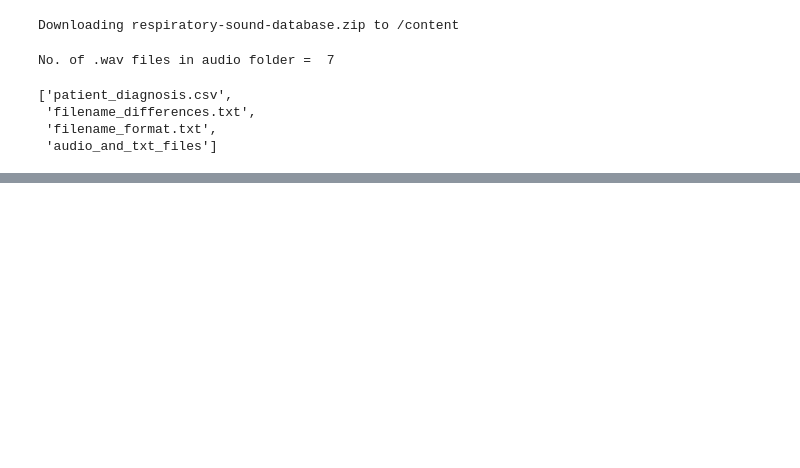
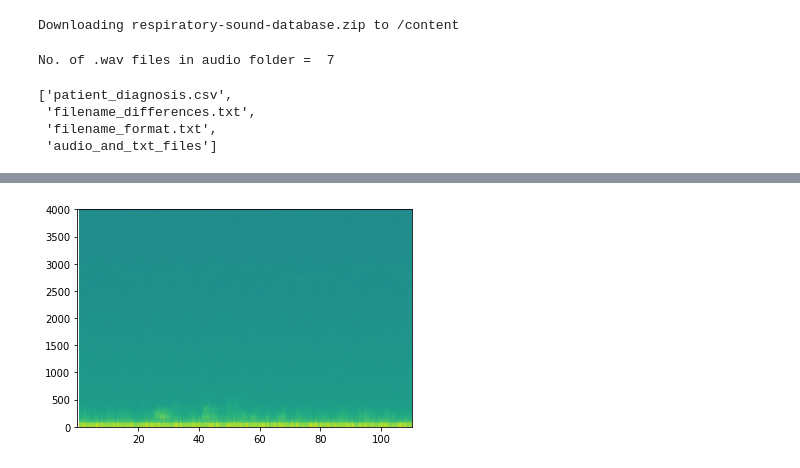
Before and after one commit to tibayo1/DL-Lung-Sounds, a Jupyter notebook: Lung_Sounds_Detection.ipynb, the cells around one changed output, grey strips where cells are left out. Saved outputs shown, nothing was run; the diff lists cells and outputs as text; code cells hidden in the pictures; blank space fills up the shorter version.

```diff
--- a/Lung_Sounds_Detection.ipynb
+++ b/Lung_Sounds_Detection.ipynb
@@ -50,0 +76,33 @@ os.listdir("/content/respiratory_sound_database/Respiratory_Sound_Database")
+# %%
+import soundfile as sf
+
+# Define helper functions
+
+# Load a .wav file.
+# These are 24 bit files. The PySoundFile library is able to read 24 bit files.
+# https://pysoundfile.readthedocs.io/en/0.9.0/
+
+def get_wav_info(wav_file):
+    data, rate = sf.read(wav_file)
+    return data, rate
+
+# source: Andrew Ng Deep Learning Specialization, Course 5
+def graph_spectrogram(wav_file):
+    data, rate = get_wav_info(wav_file)
+    nfft = 200 # Length of each window segment
+    fs = 8000 # Sampling frequencies
+    noverlap = 120 # Overlap between windows
+    nchannels = data.ndim
+    if nchannels == 1:
+        pxx, freqs, bins, im = plt.specgram(data, nfft, fs, noverlap = noverlap)
+    elif nchannels == 2:
+        pxx, freqs, bins, im = plt.specgram(data[:,0], nfft, fs, noverlap = noverlap)
+    return pxx
+# %%
+path = \
+'../content/respiratory_sound_database/Respiratory_Sound_Database/audio_and_txt_files/154_2b4_Al_mc_AKGC417L.wav'
+
+
+x = graph_spectrogram(path)
+# %% [output]
+[figure, added]
```
Also changed, not shown: parts of 3 cells of this notebook.
